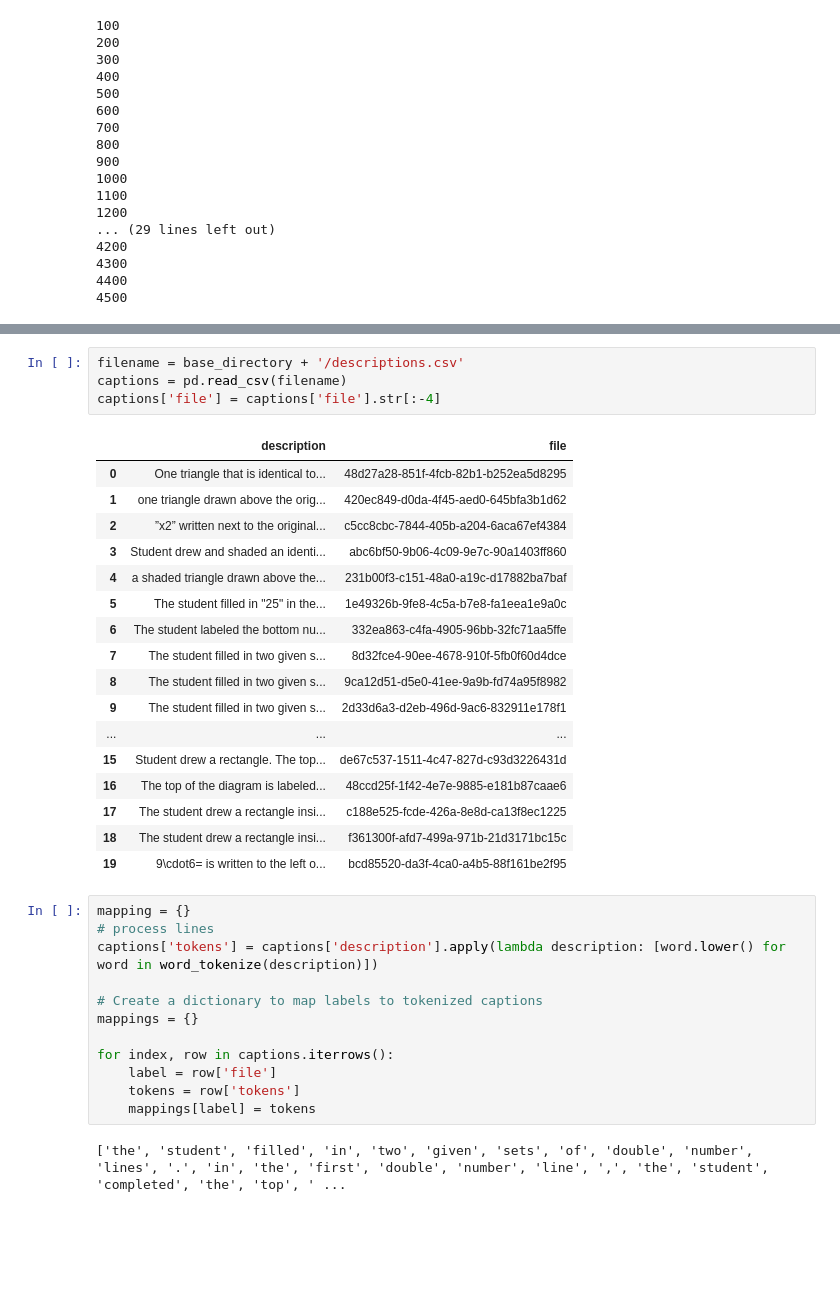
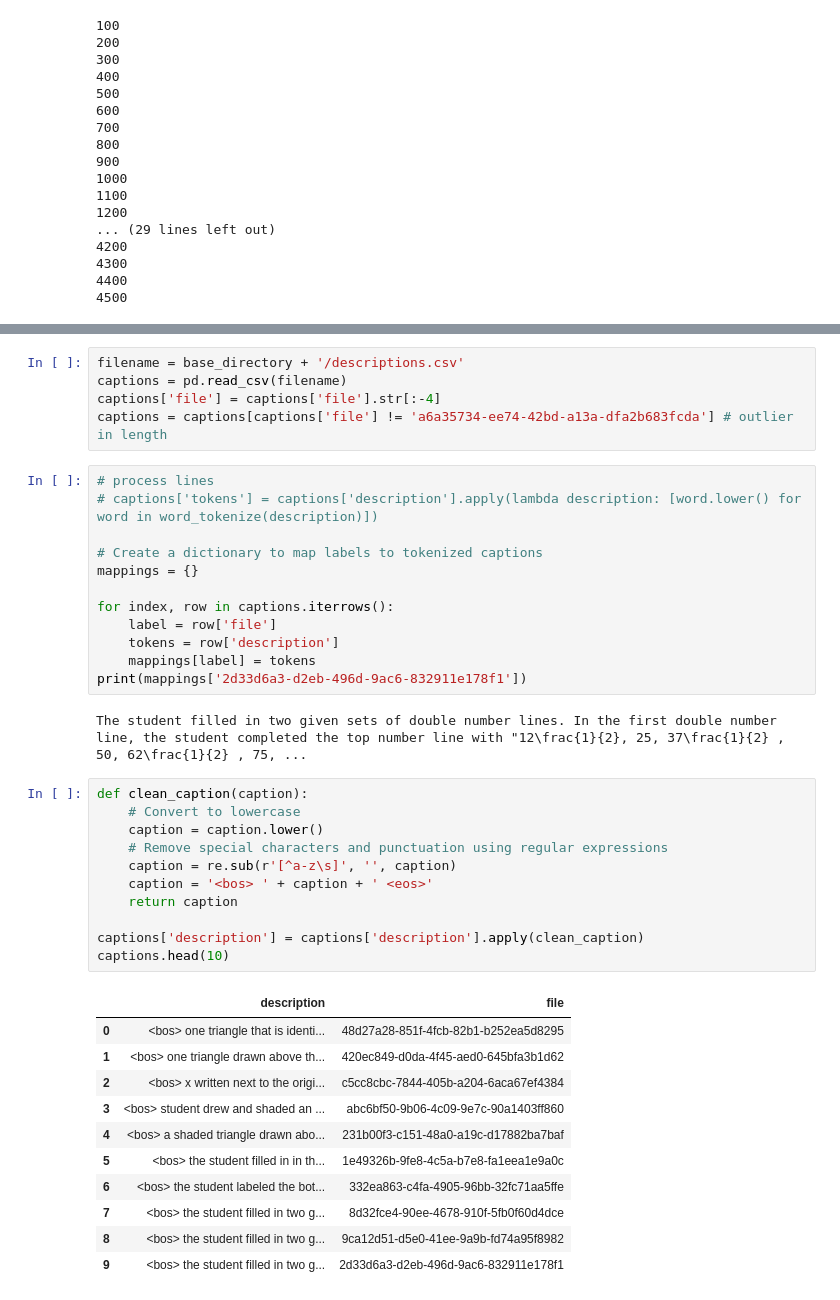
Before and after one commit to TooPercentMilk/EdLight-Assessment-, a Jupyter notebook: build_model.ipynb, the cells around one changed output, grey strips where cells are left out. Saved outputs shown, nothing was run; the diff lists cells and outputs as text; blank space fills up the shorter version.

```diff
--- a/build_model.ipynb
+++ b/build_model.ipynb
@@ -160,35 +143,41 @@ pickle.dump(img_features, open(os.path.join(base_directory, 'features.pkl'), 'wb
 filename = base_directory + '/descriptions.csv'
 captions = pd.read_csv(filename)
 captions['file'] = captions['file'].str[:-4]
+captions = captions[captions['file'] != 'a6a35734-ee74-42bd-a13a-dfa2b683fcda'] # outlier in length
-# %% [output]
-|  | description | file |
-| 0 | One triangle that is identical to... | 48d27a28-851f-4fcb-82b1-b252ea5d8295 |
-| 1 | one triangle drawn above the orig... | 420ec849-d0da-4f45-aed0-645bfa3b1d62 |
-| 2 | ”x2” written next to the original... | c5cc8cbc-7844-405b-a204-6aca67ef4384 |
-| 3 | Student drew and shaded an identi... | abc6bf50-9b06-4c09-9e7c-90a1403ff860 |
-| 4 | a shaded triangle drawn above the... | 231b00f3-c151-48a0-a19c-d17882ba7baf |
-| 5 | The student filled in "25" in the... | 1e49326b-9fe8-4c5a-b7e8-fa1eea1e9a0c |
-| 6 | The student labeled the bottom nu... | 332ea863-c4fa-4905-96bb-32fc71aa5ffe |
-| 7 | The student filled in two given s... | 8d32fce4-90ee-4678-910f-5fb0f60d4dce |
-| 8 | The student filled in two given s... | 9ca12d51-d5e0-41ee-9a9b-fd74a95f8982 |
-| 9 | The student filled in two given s... | 2d33d6a3-d2eb-496d-9ac6-832911e178f1 |
-| ... | ... | ... |
-| 15 | Student drew a rectangle. The top... | de67c537-1511-4c47-827d-c93d3226431d |
-| 16 | The top of the diagram is labeled... | 48ccd25f-1f42-4e7e-9885-e181b87caae6 |
-| 17 | The student drew a rectangle insi... | c188e525-fcde-426a-8e8d-ca13f8ec1225 |
-| 18 | The student drew a rectangle insi... | f361300f-afd7-499a-971b-21d3171bc15c |
-| 19 | 9\cdot6= is written to the left o... | bcd85520-da3f-4ca0-a4b5-88f161be2f95 |
 # %%
-mapping = {}
 # process lines
-captions['tokens'] = captions['description'].apply(lambda description: [word.lower() for word in word_tokenize(description)])
+# captions['tokens'] = captions['description'].apply(lambda description: [word.lower() for word in word_tokenize(description)])
 
 # Create a dictionary to map labels to tokenized captions
 mappings = {}
 
 for index, row in captions.iterrows():
     label = row['file']
-    tokens = row['tokens']
+    tokens = row['description']
     mappings[label] = tokens
+print(mappings['2d33d6a3-d2eb-496d-9ac6-832911e178f1'])
 # %% [output]
-['the', 'student', 'filled', 'in', 'two', 'given', 'sets', 'of', 'double', 'number', 'lines', '.', 'in', 'the', 'first', 'double', 'number', 'line', ',', 'the', 'student', 'completed', 'the', 'top', ' ...
+The student filled in two given sets of double number lines. In the first double number line, the student completed the top number line with "12\frac{1}{2}, 25, 37\frac{1}{2} , 50, 62\frac{1}{2} , 75, ...
+# %%
+def clean_caption(caption):
+    # Convert to lowercase
+    caption = caption.lower()
+    # Remove special characters and punctuation using regular expressions
+    caption = re.sub(r'[^a-z\s]', '', caption)
+    caption = '<bos> ' + caption + ' <eos>'
+    return caption
+
+captions['description'] = captions['description'].apply(clean_caption)
+captions.head(10)
+# %% [output]
+|  | description | file |
+| 0 | <bos> one triangle that is identi... | 48d27a28-851f-4fcb-82b1-b252ea5d8295 |
+| 1 | <bos> one triangle drawn above th... | 420ec849-d0da-4f45-aed0-645bfa3b1d62 |
+| 2 | <bos> x written next to the origi... | c5cc8cbc-7844-405b-a204-6aca67ef4384 |
+| 3 | <bos> student drew and shaded an ... | abc6bf50-9b06-4c09-9e7c-90a1403ff860 |
+| 4 | <bos> a shaded triangle drawn abo... | 231b00f3-c151-48a0-a19c-d17882ba7baf |
+| 5 | <bos> the student filled in in th... | 1e49326b-9fe8-4c5a-b7e8-fa1eea1e9a0c |
+| 6 | <bos> the student labeled the bot... | 332ea863-c4fa-4905-96bb-32fc71aa5ffe |
+| 7 | <bos> the student filled in two g... | 8d32fce4-90ee-4678-910f-5fb0f60d4dce |
+| 8 | <bos> the student filled in two g... | 9ca12d51-d5e0-41ee-9a9b-fd74a95f8982 |
+| 9 | <bos> the student filled in two g... | 2d33d6a3-d2eb-496d-9ac6-832911e178f1 |
```
Also changed, not shown: parts of 16 cells of this notebook, 3 other files.
